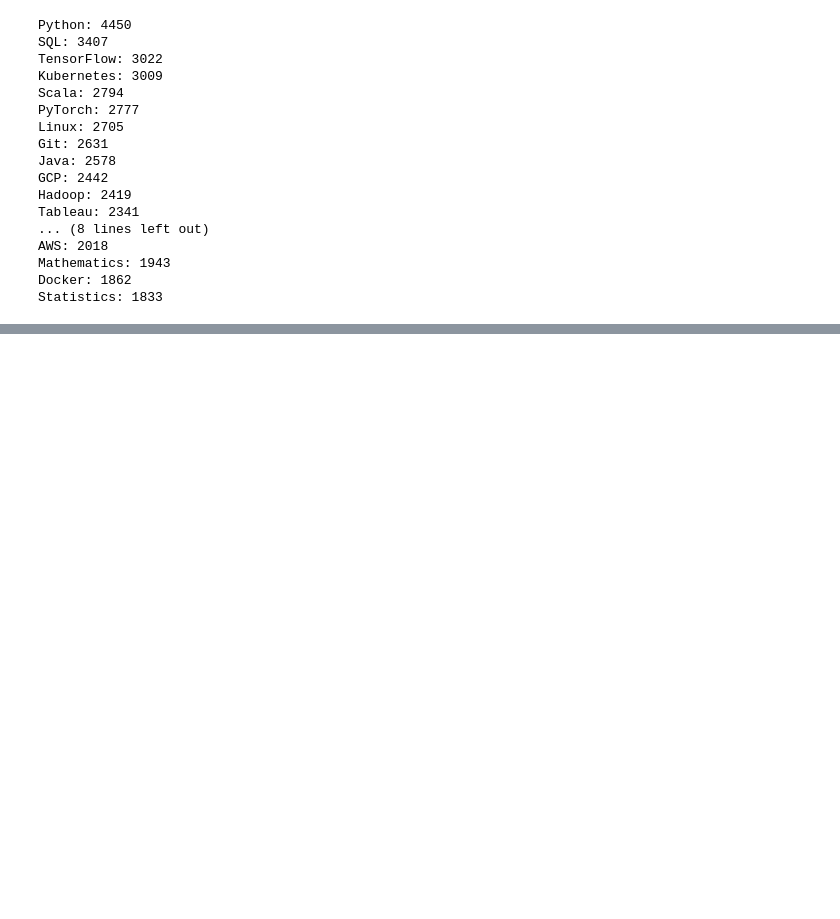
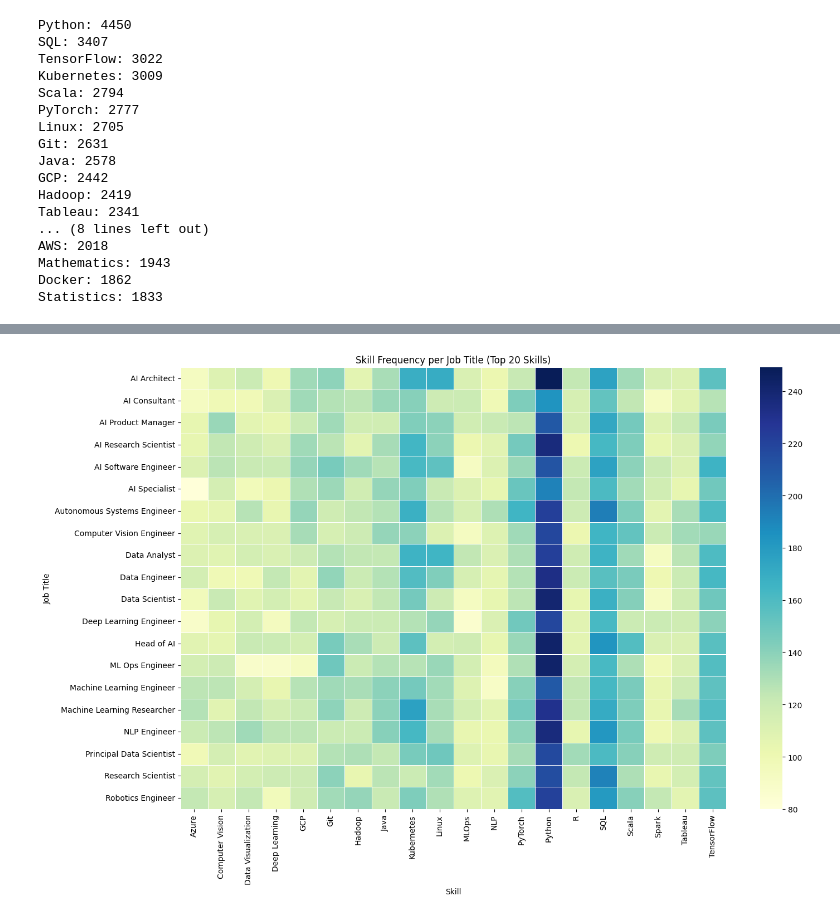
Before and after one commit to rishabhbhartiya/KAGGLE, a Jupyter notebook: 2025-ai-job-trends-top-skills.ipynb, the cells around one changed output, grey strips where cells are left out. Cells and saved outputs as stored; diff of their text form; code cells hidden in the pictures; blank space fills up the shorter version.

Commit message:
Kaggle Notebook | 2025 AI Job Trends: Top Skills  | Version 2

```diff
--- a/2025-ai-job-trends-top-skills.ipynb
+++ b/2025-ai-job-trends-top-skills.ipynb
@@ -118,3 +118,35 @@ plot_sorted_skills(dropdown.value)
 # %% [output]
 Dropdown(description='Job Title:', layout=Layout(width='50%'), options=('AI Architect', 'AI Consultant', 'AI P…
 [interactive output not drawn]
+# %%
+import pandas as pd
+import seaborn as sns
+import matplotlib.pyplot as plt
+
+# Prepare DataFrame from your nested dict job_skill_counts
+rows = []
+for job_title, skills in job_skill_counts.items():
+    for skill, count in skills.items():
+        rows.append({"job_title": job_title, "skill": skill, "count": count})
+
+skills_df = pd.DataFrame(rows)
+
+# Pick top 20 skills overall for clarity in heatmap
+top_skills = skills_df.groupby('skill')['count'].sum().nlargest(20).index
+
+# Filter for those top skills
+filtered_df = skills_df[skills_df['skill'].isin(top_skills)]
+
+# Pivot to matrix format: rows = job_title, columns = skill, values = count
+pivot_df = filtered_df.pivot_table(index='job_title', columns='skill', values='count', fill_value=0)
+
+# Plot heatmap
+plt.figure(figsize=(15,10))
+sns.heatmap(pivot_df, cmap='YlGnBu', linewidths=0.5)
+plt.title('Skill Frequency per Job Title (Top 20 Skills)')
+plt.xlabel('Skill')
+plt.ylabel('Job Title')
+plt.tight_layout()
+plt.show()
+# %% [output]
+[figure, added]
```
Also changed, not shown: parts of 2 cells of this notebook.
